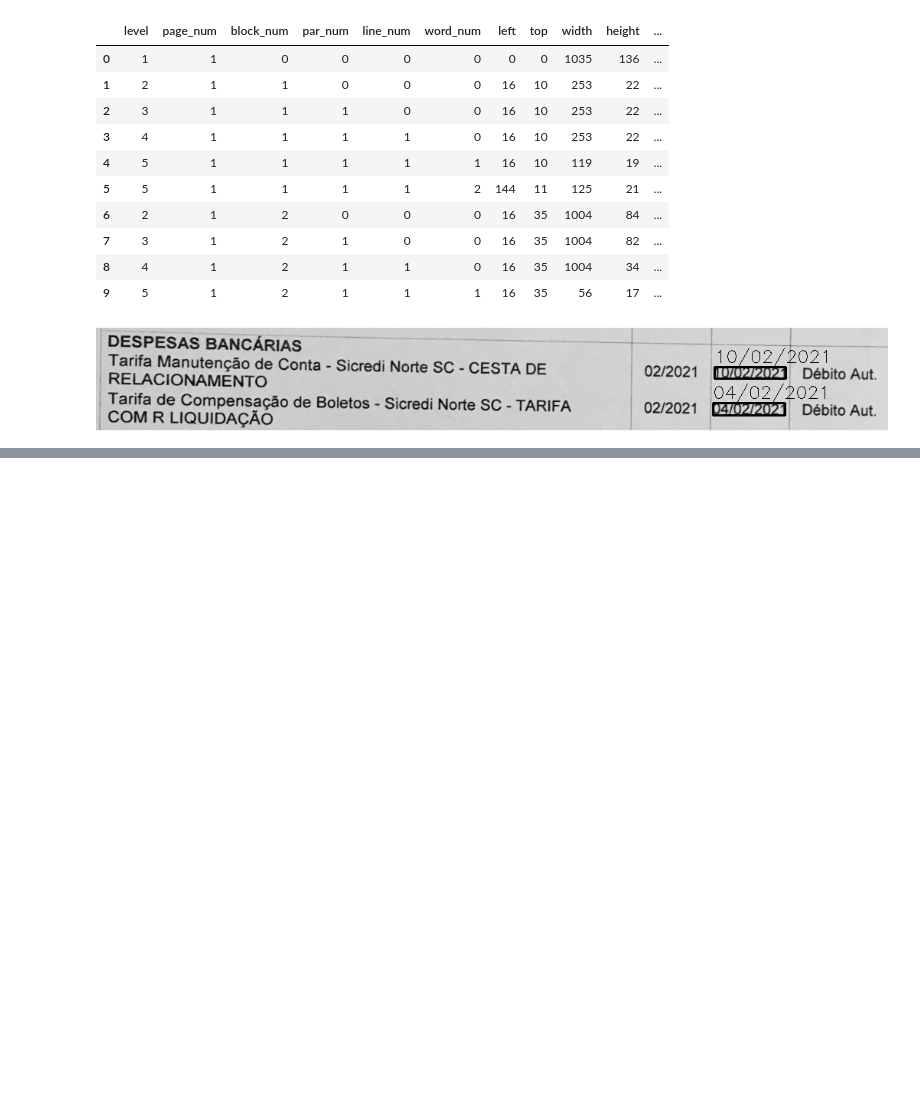
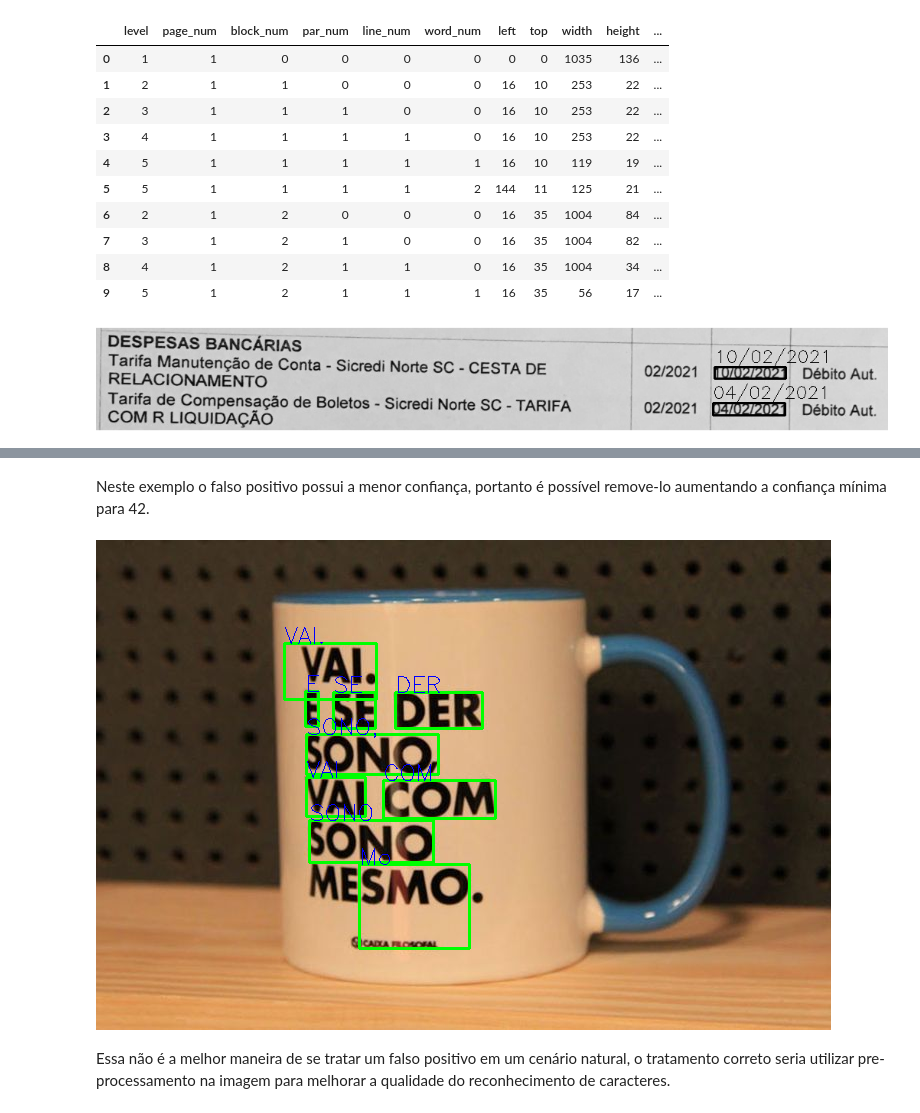
Before and after one commit to marcalhenrique/estudos, a Jupyter notebook: visao_computacional/estudo_ocr/pytesseract_e_opencv.ipynb, the cells around one changed output, grey strips where cells are left out. Saved outputs shown, nothing was run; the diff lists cells and outputs as text; code cells hidden in the pictures; blank space fills up the shorter version.

```diff
--- a/visao_computacional/estudo_ocr/pytesseract_e_opencv.ipynb
+++ b/visao_computacional/estudo_ocr/pytesseract_e_opencv.ipynb
@@ -342,0 +430,4 @@ display(Image.fromarray(img_copy)) # Exibe a imagem com as caixas de texto
+# %%
+df_caneca.drop(df_caneca[df_caneca['conf'] == -1].index, inplace=True)
+df_caneca.reset_index()
+df_caneca[['conf', 'text']].sort_values(by='conf', ascending=True)
@@ -342,0 +446,18 @@ display(Image.fromarray(img_copy)) # Exibe a imagem com as caixas de texto
+# %% [markdown]
+Neste exemplo o falso positivo possui a menor confiança, portanto é possível remove-lo aumentando a confiança mínima para 42.
+# %%
+fp_caneca = img_caneca.copy() # Cópia da imagem para não alterar a original
+
+for i in range(len(df_caneca['text'])):
+    confianca = int(df_caneca['conf'][i])
+
+    if  confianca > 42:
+
+        x, y, img = caixa_texto(df_caneca, fp_caneca, i)
+        cv2.putText(fp_caneca, df_caneca['text'][i], (x, y), cv2.FONT_HERSHEY_SIMPLEX, 0.75, (0, 0, 255), 1)
+
+display(Image.fromarray(fp_caneca))
+# %% [output]
+[figure, added]
+# %% [markdown]
+Essa não é a melhor maneira de se tratar um falso positivo em um cenário natural, o tratamento correto seria utilizar pre-processamento na imagem para melhorar a qualidade do reconhecimento de caracteres.
```
Also changed, not shown: parts of 13 cells of this notebook, 3 other files.
